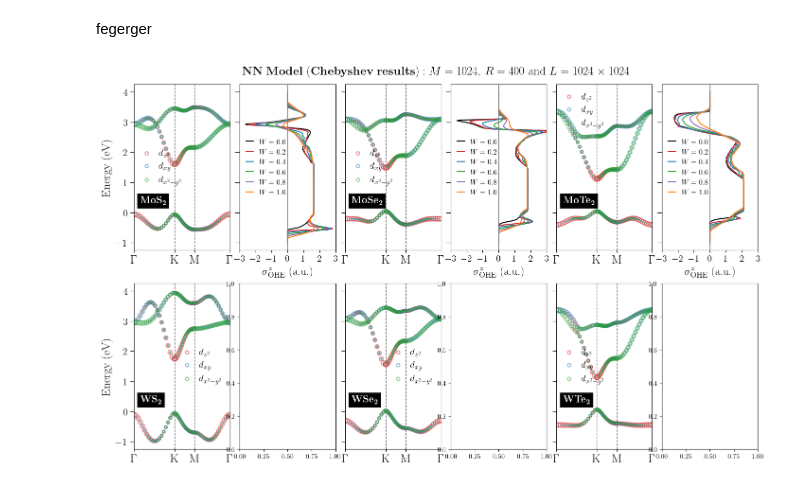
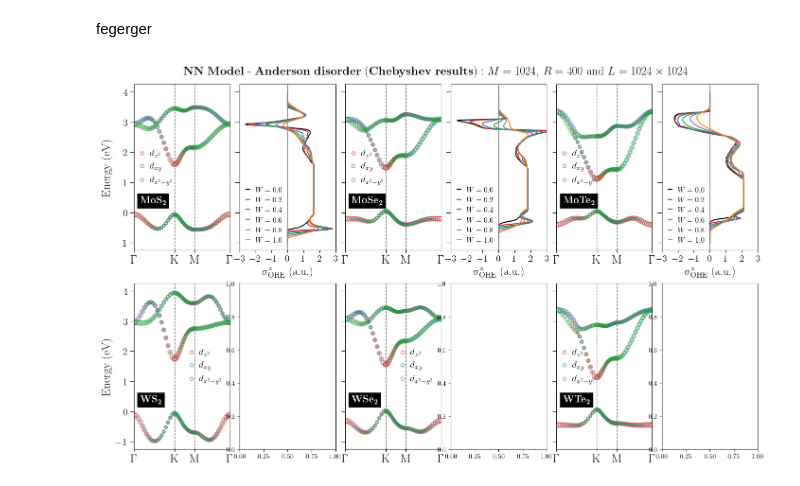
Before and after one commit to KJohnmar/INL-OBELIX-2026, a Jupyter notebook: TMDs/TMDs-monolayers.ipynb, the cells around one changed output. Saved outputs shown, nothing was run; the diff lists cells and outputs as text; code cells hidden in the pictures.

```diff
--- a/TMDs/TMDs-monolayers.ipynb
+++ b/TMDs/TMDs-monolayers.ipynb
@@ -1383,7 +1383,7 @@ def plot_Projected_Bands(ax, k_axis, HS_axis, bands, w_z2, w_xy, w_x2y2, name):
     # Limpar legendas duplicadas
     handles, labels = ax.get_legend_handles_labels()
     by_label = dict(zip(labels, handles))
-    ax.legend(by_label.values(), by_label.keys(), fontsize=14, loc='best', frameon=False, handlelength=1.0)
+    ax.legend(by_label.values(), by_label.keys(), fontsize=14, loc='best', frameon=False, handlelength=0.0)
 
     # 3. High Symmetry Axis & Ticks
     # Labels for 3 or 4 segments
@@ -2190,7 +2190,7 @@ def plot_Projected_Bands(ax, k_axis, HS_axis, bands, w_z2, w_xy, w_x2y2, name):
     # Limpar legendas duplicadas
     handles, labels = ax.get_legend_handles_labels()
     by_label = dict(zip(labels, handles))
-    ax.legend(by_label.values(), by_label.keys(), fontsize=14, loc='best', frameon=False, handlelength=1.0)
+    ax.legend(by_label.values(), by_label.keys(), fontsize=14, loc='best', frameon=False, handlelength=0.0)
 
     # 3. High Symmetry Axis & Ticks
     # Labels for 3 or 4 segments
@@ -2237,7 +2237,7 @@ def plot_OHE_Chebyshev(ax, base_url, mat):
         df = pd.read_csv(url, sep='\s+', header=None, names=['Energy', 'OHE', 'none'])
         ax.plot(df['OHE'], df['Energy'], color=cor, linewidth=1.5, label=fr'$W={valor}$')
 
-    ax.legend(fontsize=11, loc='best', frameon=False, handlelength=1.0)
+    ax.legend(fontsize=11, loc='best', frameon=False, handlelength=0.5)
 
     ax.set_xticks(np.arange(-3, 3.1, 1.0))
     ax.set_xlim(-3, 3)
@@ -2284,32 +2284,32 @@ def main_BandStructure_1N_analytically():
     tmds = ["MoS2", "MoSe2", "MoTe2", "WS2", "WSe2", "WTe2"]
 
     for ax, name in zip(axes, tmds):
         # Calculate common axes and data
         k_ax, hs_ax, bands, band_z2, band_xy, band_x2y2 = calculate_TMDs_with_projections(20, name, HS_points, "1N", "GGA", soc=False)
 
         # Plot using your refactored plotting function
         plot_Projected_Bands(ax, k_ax, hs_ax, bands, band_z2, band_xy, band_x2y2, name)
 
     axes = [   ax2,     ax4,     ax6]#,   ax8,    ax10,    ax12]
 
     # URL base para evitar repetição de texto
     base_url = "https://raw.githubusercontent.com/KJohnmar/INL-OBELIX-2026/main/TMDs/data_OHE/NN_model/"
 
     # O loop que faz todo o trabalho
     for ax, mat in zip(axes, tmds):
         plot_OHE_Chebyshev(ax, base_url, mat)
 
-    fig.suptitle(r"$\mathbf{NN\ Model\ (Chebyshev\ results)}$ $: M=1024$, $R=400$ and $L=1024\times 1024$", fontsize=18, fontweight=900, y=0.92)
+    fig.suptitle(r"$\mathbf{NN\ Model\ \text{-}\ Anderson\ disorder\ (Chebyshev\ results)}$ $: M=1024$, $R=400$ and $L=1024\times 1024$", fontsize=18, fontweight=900, y=0.92)
 
     # Finalization
     plt.tight_layout()
     #plt.subplots_adjust(left=0.05, right=0.95, bottom=0.05, top=0.95,
     #                      hspace=0.4, wspace=0.4)
 
     plt.show()
     plt.close()
 
 if __name__ == "__main__":
     main_BandStructure_1N_analytically()
 # %% [output]
-[figure, old version]
+[figure, new version]
```
Also changed, not shown: parts of 1 cell of this notebook.
